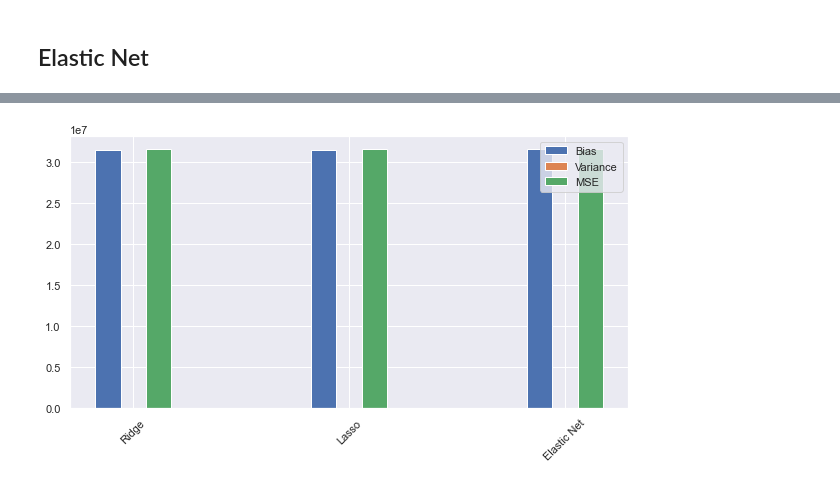
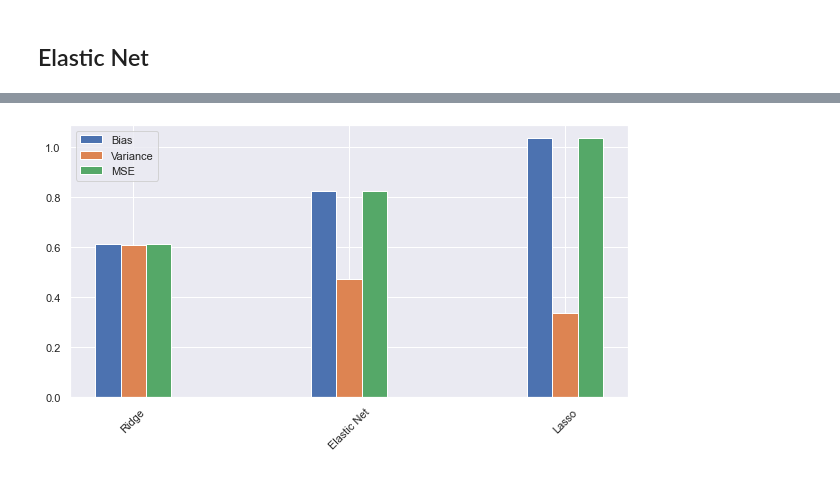
Before and after one commit to deniztokmakoglu/CAPP30254_Project, a Jupyter notebook: Reguralization.ipynb, the cells around one changed output, grey strips where cells are left out. Cells and saved outputs as stored; diff of their text form; code cells hidden in the pictures.

```diff
--- a/Reguralization.ipynb
+++ b/Reguralization.ipynb
@@ -47,3 +30,3 @@ claims = pipeline.onehot(claims, ["race"])
 # %%
-train, test = pipeline.train_test(claims, 0.2, random_ = 5597)
+train, test = pipe.train_test(claims, 0.2, random_ = 5597)
 # %%
@@ -51,9 +34,8 @@ pipeline.fill_all_missing(claims)
 # %%
-cols_norm = ["reimb2010", "reimb2008", "reimb2009",
-             "acuity", "costTrend", "monthsWithClaims",
-             "log(reimb2009+1)", "log(reimb2010+1)", "log(reimb2008+1)"]
+cols_norm = ["acuity", "costTrend", "monthsWithClaims",
+             "log(reimb2009+ 1)", "log(reimb2010+ 1)", "log(reimb2008+ 1)"]
 # %%
-train_n, test_n = pipeline.normalize(train, test, cols_norm)
+train_n, test_n = pipe.normalize(train, test, cols_norm)
 # %%
 train_n
 # %% [output]
@@ -73,8 +55,8 @@ train_n
 # %%
-train_features = train_n.loc[:,'age2010':'race_White'].drop(columns = ["log(reimb2010+1)"])
-train_targets = train.loc[:,'reimb2010']
-test_features = test_n.loc[:,'age2010':'race_White'].drop(columns = ["log(reimb2010+1)"])
-test_targets = test.loc[:,'reimb2010']
+train_features = train_n.loc[:,'age2010':'race_White'].drop(columns = ["log(reimb2010+ 1)"])
+train_targets = train.loc[:,'log(reimb2010+ 1)']
+test_features = test_n.loc[:,'age2010':'race_White'].drop(columns = ["log(reimb2010+ 1)"])
+test_targets = test.loc[:,"log(reimb2010+ 1)"]
 # %%
 train_features
 # %% [output]
@@ -230,26 +214,24 @@ Variance score: 0.11
 # %%
 plt.rcParams['figure.figsize'] = [10, 5]
 
-mdf = pd.DataFrame(
-    ev
-).transpose()
+mdf = pd.DataFrame(ev).transpose()
 
 mdf.index.name = 'Type'
 mdf.rename(columns={0:'Bias',1:'MSE',2:'RSS',3:'Variance'},inplace=True)
 mdf.sort_values(by=['Bias'],inplace=True)
 
 labels = mdf.index.values
 x = np.arange(len(labels))
 width = 0.35
 
 fix, ax = plt.subplots()
 rects = ax.bar(x - width/3, mdf['Bias'], width/3, label='Bias')
 rects = ax.bar(x, mdf['Variance'], width/3, label='Variance')
 rects = ax.bar(x + width/3, mdf['MSE'], width/3, label='MSE')
 
 ax.set_xticks(x)
 ax.set_xticklabels(labels, rotation=45)
 ax.legend()
 plt.show()
 # %% [output]
-[figure, old version]
+[figure, new version]
```
Also changed, not shown: parts of 20 cells of this notebook.
